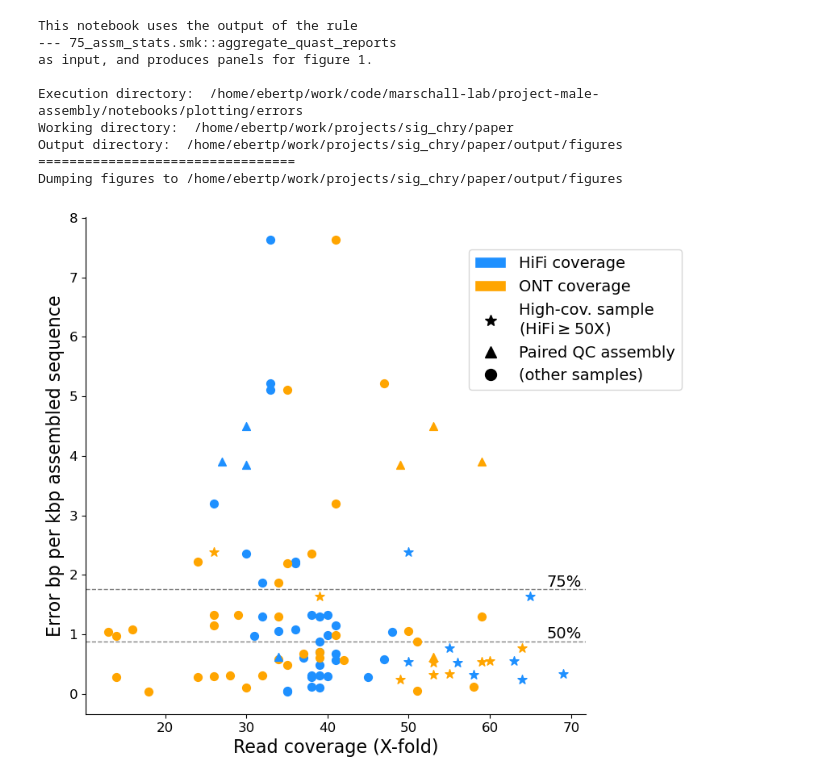
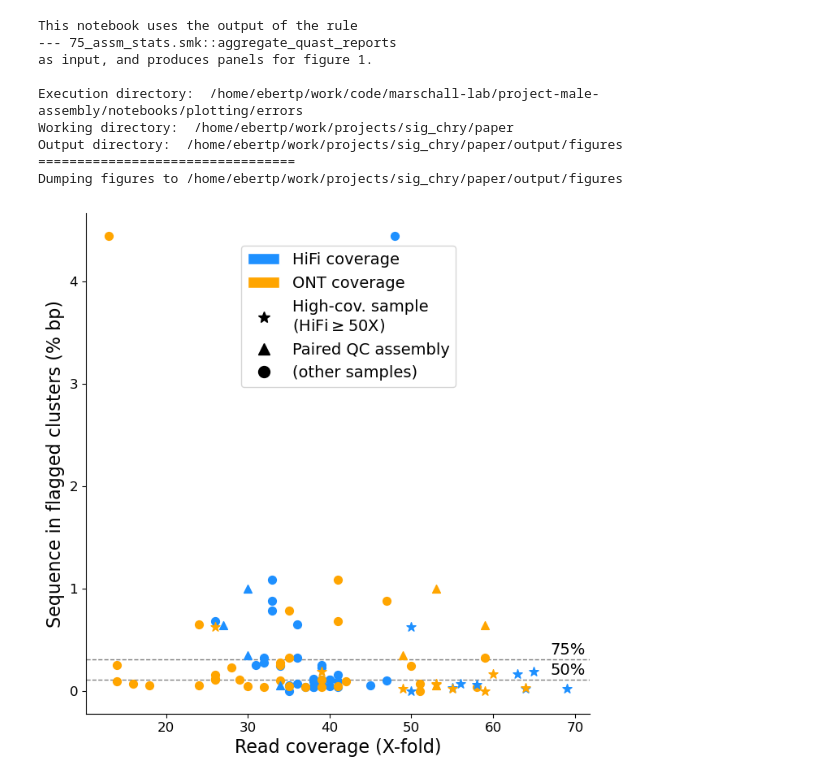
Before and after one commit to marschall-lab/project-male-assembly, a Jupyter notebook: notebooks/plotting/errors/plot_scatter_error-vs-cov.ipynb, the cells around one changed output. Cells and saved outputs as stored; diff of their text form; code cells hidden in the pictures.

Commit message:
upd nb for plotting

```diff
--- a/notebooks/plotting/errors/plot_scatter_error-vs-cov.ipynb
+++ b/notebooks/plotting/errors/plot_scatter_error-vs-cov.ipynb
@@ -50,7 +50,15 @@ err_column = ''
 read_stats_file = wd_dir.joinpath('data', 'read_stats', 'SAMPLES.READS.read-stats.tsv')
 read_stats = pd.read_csv(read_stats_file, header=0, sep='\t')
 
-error_stats_file = wd_dir.joinpath('data', 'error_stats', 'SAMPLES.HIFIRW.ONTUL.na.chrY.error-stats.tsv')
+# Update 2023-03-30
+# previous version, before NucFreq regions were added
+#error_stats_file = wd_dir.joinpath('data', 'error_stats', 'SAMPLES.HIFIRW.ONTUL.na.chrY.error-stats.tsv')
+#error_stats = pd.read_csv(error_stats_file, sep='\t', header=0, comment='#')
+
+error_stats_file = wd_dir.joinpath(
+    "data", "error_regions", "sample_stats",
+    "SAMPLES.HIFIRW.ONTUL.na.chrY.flagged-stats.tsv"
+)
 error_stats = pd.read_csv(error_stats_file, sep='\t', header=0, comment='#')
 
 read_stats = read_stats.merge(error_stats, left_on='sample', right_on='sample', how='outer')
@@ -69,8 +77,15 @@ other_samples = read_stats.loc[~(select_hc | select_qc), 'sample'].values
 select_other = read_stats['sample'].isin(other_samples)
 
 percentiles = [0.25, 0.5, 0.75, 0.9]
+
+# Update 2023-03-30
+# previous version, before NucFreq regions were added
+#read_stats_errors = read_stats.drop_duplicates('sample', inplace=False)
+#read_stats_errors_desc = read_stats_errors['error_bp_per_kbp'].describe(percentiles=percentiles)
+
 read_stats_errors = read_stats.drop_duplicates('sample', inplace=False)
-read_stats_errors_desc = read_stats_errors['error_bp_per_kbp'].describe(percentiles=percentiles)
+read_stats_errors_desc = read_stats_errors['mixed_region_clusters_pct'].describe(percentiles=percentiles)
+
 
 pct_50 = read_stats_errors_desc["50%"]
 pct_75 = read_stats_errors_desc["75%"]
@@ -79,7 +94,7 @@ fig, ax = plt.subplots(figsize=(8,8))
 
 ax.scatter(
     read_stats.loc[select_hifi & select_other, cov_column],
-    read_stats.loc[select_hifi & select_other, 'error_bp_per_kbp'],
+    read_stats.loc[select_hifi & select_other, 'mixed_region_clusters_pct'],
     c='dodgerblue',
     label='HiFi',
     marker='o',
@@ -88,7 +103,7 @@ ax.scatter(
 
 ax.scatter(
     read_stats.loc[select_ont & select_other, cov_column],
-    read_stats.loc[select_ont & select_other, 'error_bp_per_kbp'],
+    read_stats.loc[select_ont & select_other, 'mixed_region_clusters_pct'],
     c='orange',
     label='ONT',
     marker='o',
@@ -97,7 +112,7 @@ ax.scatter(
 
 ax.scatter(
     read_stats.loc[select_hifi & select_hc, cov_column],
-    read_stats.loc[select_hifi & select_hc, 'error_bp_per_kbp'],
+    read_stats.loc[select_hifi & select_hc, 'mixed_region_clusters_pct'],
     c='dodgerblue',
     label='HiFi',
     marker='*',
@@ -106,7 +121,7 @@ ax.scatter(
 
 ax.scatter(
     read_stats.loc[select_ont & select_hc, cov_column],
-    read_stats.loc[select_ont & select_hc, 'error_bp_per_kbp'],
+    read_stats.loc[select_ont & select_hc, 'mixed_region_clusters_pct'],
     c='orange',
     label='ONT',
     marker='*',
@@ -115,7 +130,7 @@ ax.scatter(
 
 ax.scatter(
     read_stats.loc[select_hifi & select_qc, cov_column],
-    read_stats.loc[select_hifi & select_qc, 'error_bp_per_kbp'],
+    read_stats.loc[select_hifi & select_qc, 'mixed_region_clusters_pct'],
     c='dodgerblue',
     label='HiFi',
     marker='^',
@@ -124,7 +139,7 @@ ax.scatter(
 
 ax.scatter(
     read_stats.loc[select_ont & select_qc, cov_column],
-    read_stats.loc[select_ont & select_qc, 'error_bp_per_kbp'],
+    read_stats.loc[select_ont & select_qc, 'mixed_region_clusters_pct'],
     c='orange',
     label='ONT',
     marker='^',
@@ -179,34 +194,34 @@ legend = ax.legend(
     fontsize=14)
 
 ax.set_xlabel('Read coverage (X-fold)', fontsize=16)
-ax.set_ylabel('Error bp per kbp assembled sequence', fontsize=16)
+ax.set_ylabel('Sequence in flagged clusters (% bp)', fontsize=16)
 
 ax.tick_params(axis='both', which='major', labelsize=12)
 
 if save_plots:
     print(f"Dumping figures to {out_dir}")
-    plot_name = 'readcov_vs_errorbp'
+    plot_name = 'FigS4_readcov_vs_errorpct'
     plt.savefig(
         out_dir / pl.Path(f'{plot_name}.pdf'),
         bbox_inches='tight',
         transparent=None,
         facecolor="w"
     )
     plt.savefig(
         out_dir / pl.Path(f'{plot_name}.png'),
         bbox_inches='tight',
         dpi=300,
         transparent=None,
         facecolor="w"
     )
 # %% [output]
 This notebook uses the output of the rule
 --- 75_assm_stats.smk::aggregate_quast_reports
 as input, and produces panels for figure 1.
 
 Execution directory:  /home/ebertp/work/code/marschall-lab/project-male-assembly/notebooks/plotting/errors
 Working directory:  /home/ebertp/work/projects/sig_chry/paper
 Output directory:  /home/ebertp/work/projects/sig_chry/paper/output/figures
 =================================
 Dumping figures to /home/ebertp/work/projects/sig_chry/paper/output/figures
-[figure, old version]
+[figure, new version]
```
Also changed, not shown: 2 other files.
